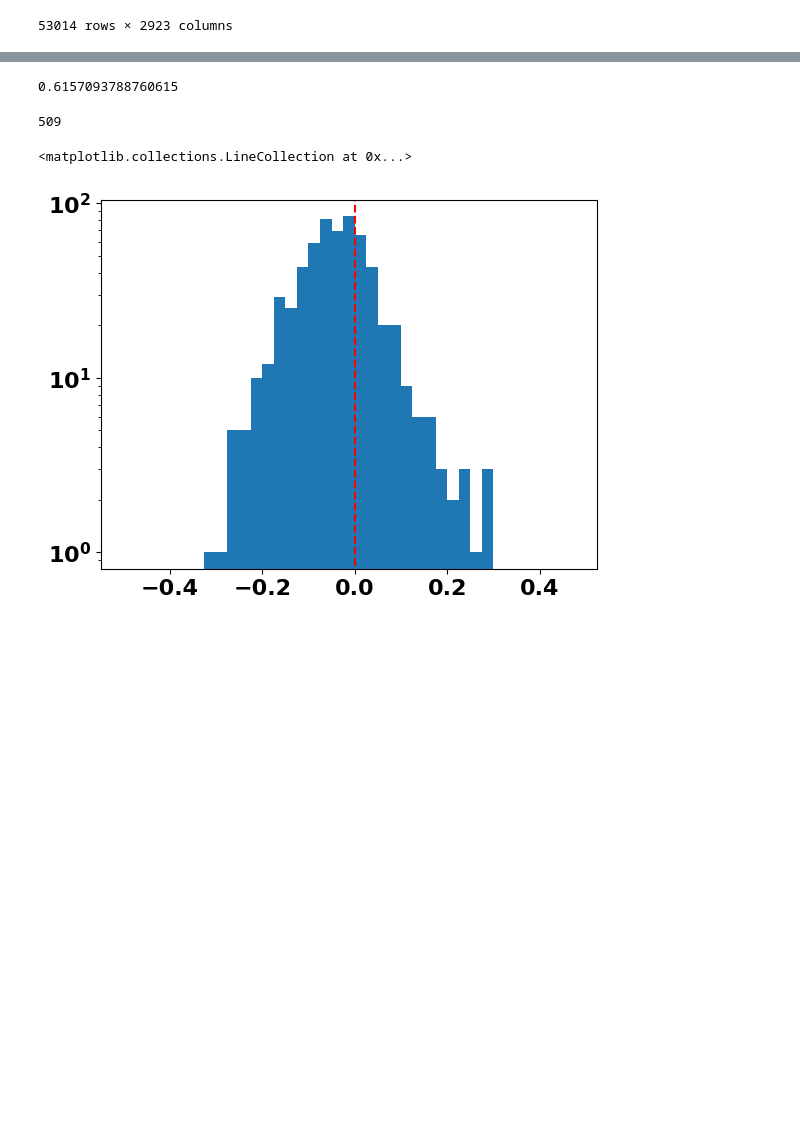
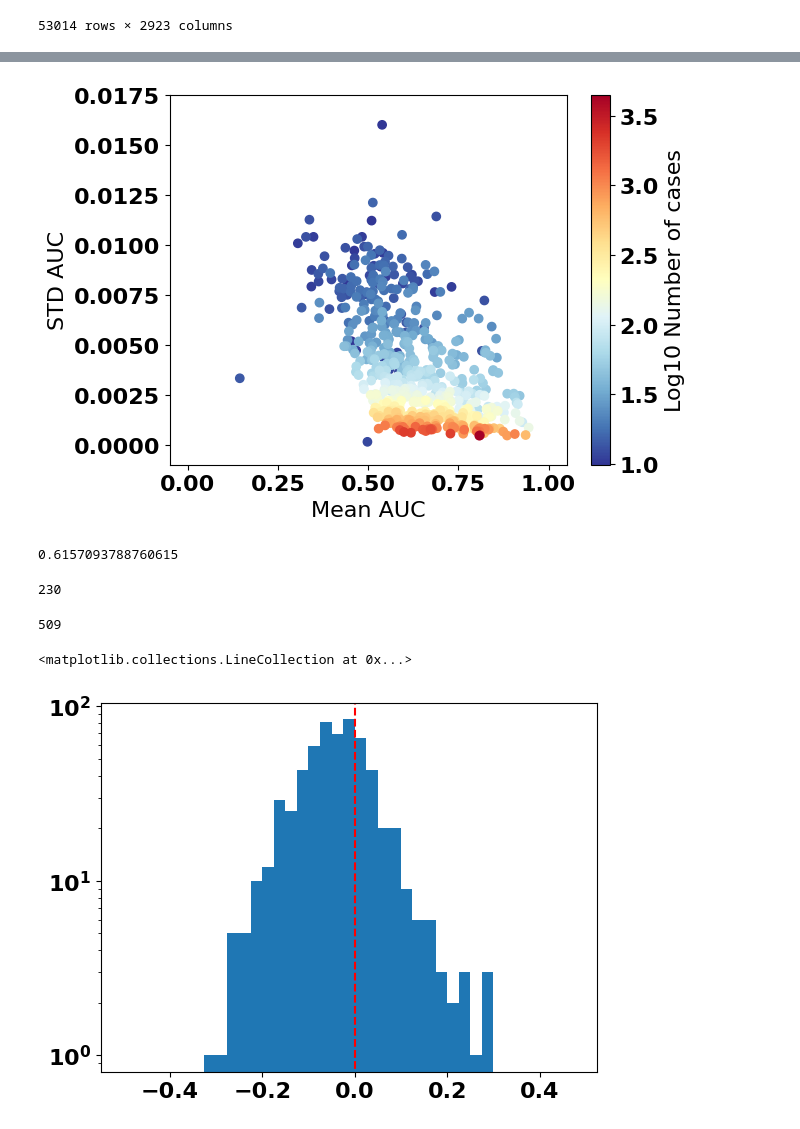
Before and after one commit to RandallJEllis/rfb, a Jupyter notebook: all_outcomes/rfb.ipynb, the cells around one changed output, grey strips where cells are left out. Saved outputs shown, nothing was run; the diff lists cells and outputs as text; code cells hidden in the pictures; blank space fills up the shorter version.

```diff
--- a/all_outcomes/rfb.ipynb
+++ b/all_outcomes/rfb.ipynb
@@ -402,7 +499,17 @@ cbar.set_label('Log10 Number of cases')
+# %%
+scatter_all_outcomes(mean_nfeat_all, group_over_sets=True, save=True, fname='scatter_nfeat_all')
+# %% [output]
+[figure, added]
 # %%
 np.median(mean_nfeat_all['auroc'][summ_stat])
 # %% [output]
 0.6157093788760615
+# %%
+# auroc_diffs = mean_nfeat_5[mean_nfeat_all['cases']['mean'] > 100]['auroc']['mean'] - mean_nfeat_all[mean_nfeat_all['cases']['mean'] > 100]['auroc']['mean']
+auroc_diffs = mean_nfeat_1000[f'auroc_{summ_stat}'] - mean_nfeat_all[f'auroc_{summ_stat}']
+print(sum(auroc_diffs > 0))
+# %% [output]
+230
 # %%
 abs_diffs = abs(auroc_diffs)
 sum(abs_diffs < 0.05)
```
Also changed, not shown: parts of 34 cells of this notebook, 17 other files.
